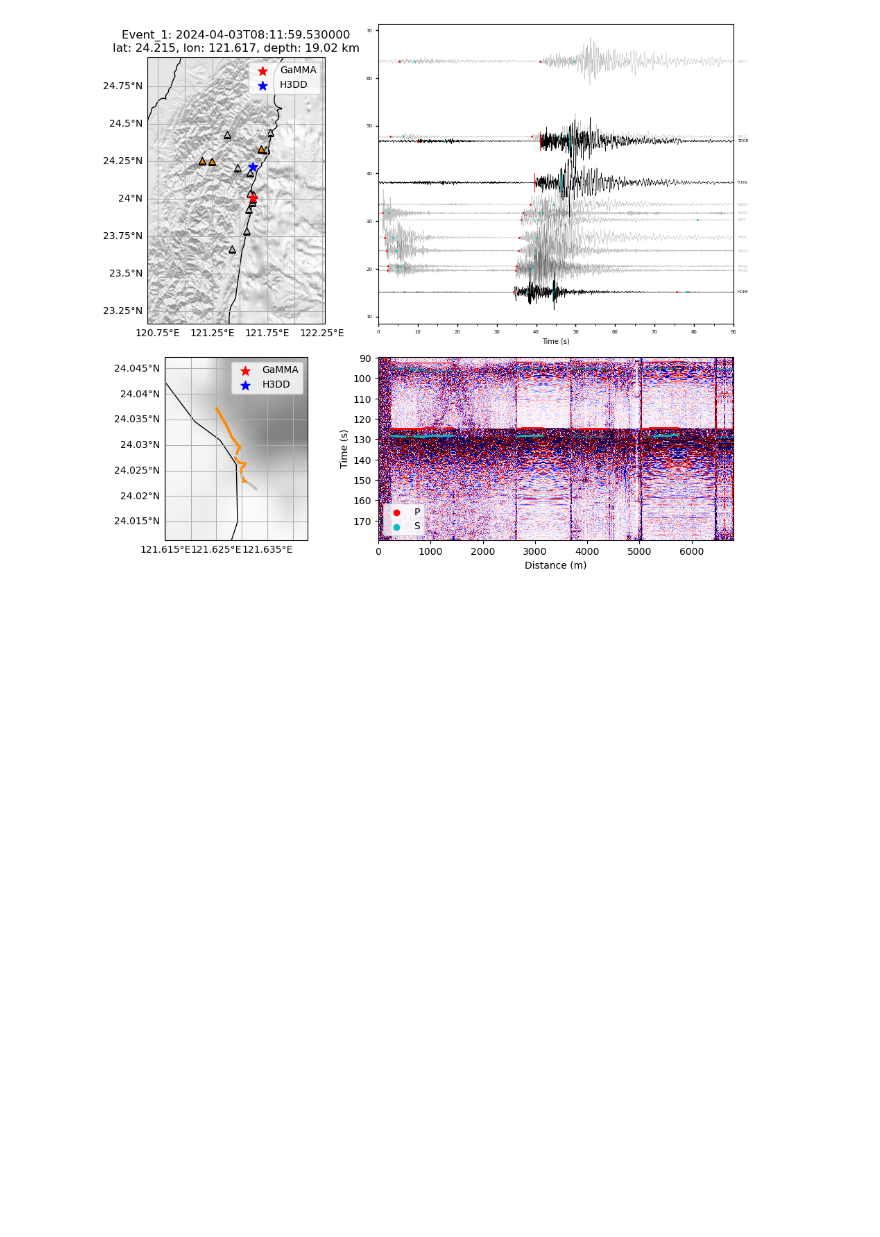
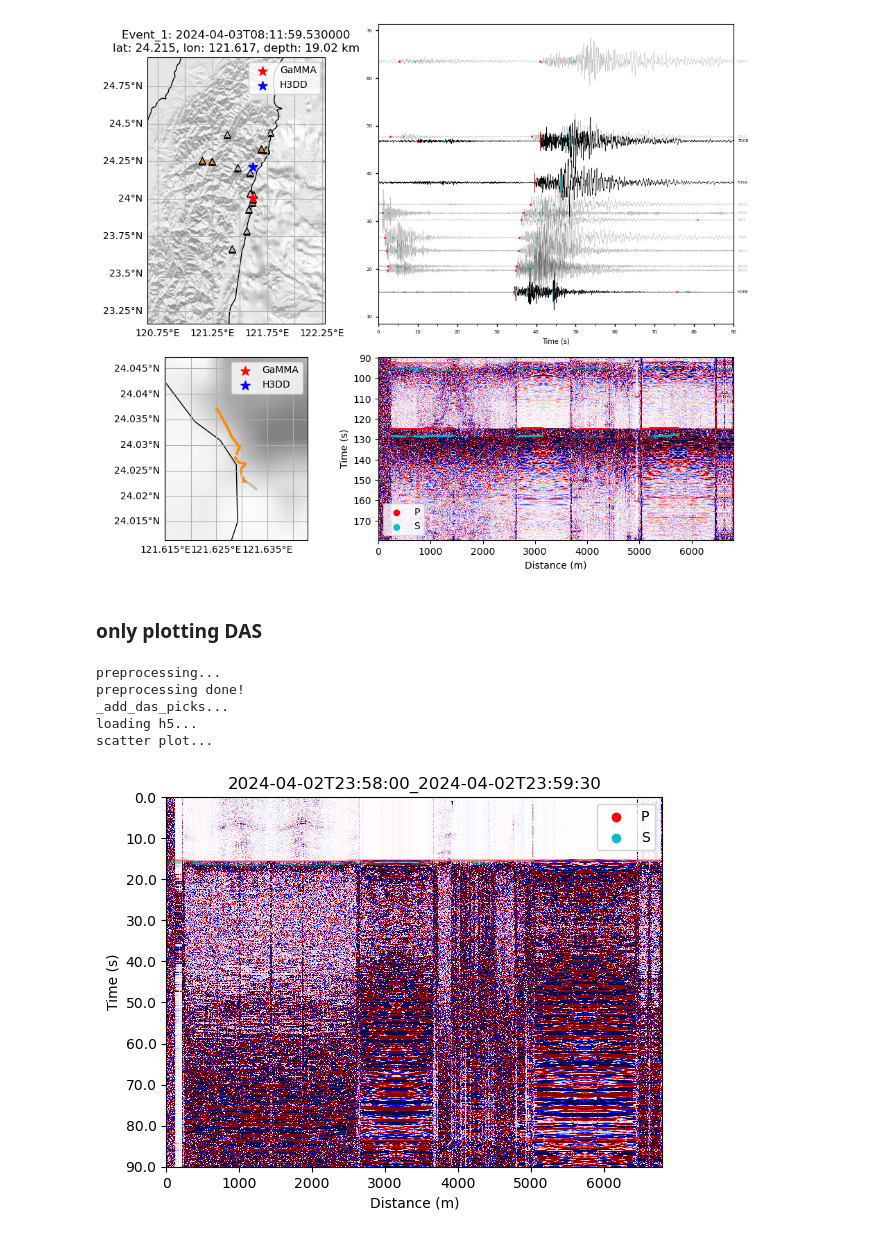
Before and after one commit to Landy-Lee/AutoQuake, a Jupyter notebook: plot_example.ipynb, the cells around one changed output. Drawn from its saved outputs; the diff is of its cells as text; code cells hidden in the pictures; blank space fills up the shorter version.

Commit message:
plotting example.

```diff
--- a/plot_example.ipynb
+++ b/plot_example.ipynb
@@ -307,3 +307,30 @@ Try using .loc[row_indexer,col_indexer] = value instead
 See the caveats in the documentation: https://pandas.pydata.org/pandas-docs/stable/user_guide/indexing.html#returning-a-view-versus-a-copy
   df_seis_aso_picks['y'] = df_seis_aso_picks['station_id'].map(
 [figure]
+# %% [markdown]
+### only plotting DAS
+# %%
+from autoquake.visualization._plot_base import get_phasenet_das
+import matplotlib.pyplot as plt
+import pandas as pd
+from pathlib import Path
+
+starttime = '2024-04-02T23:58:00'
+endtime = '2024-04-02T23:59:30'
+get_phasenet_das(
+    picks=Path('/home/patrick/Work/AutoQuake/DAS_20240401_20240408/picks_phasenet_das/20240401_20240408/picks.csv'),
+    hdf5_parent_dir=Path('/raid4/DAS_data/iDAS_MiDAS/hdf5'),
+    starttime=starttime,
+    endtime=endtime,
+    plot_prob=False,
+    interval=300
+)
+plt.title(f'{starttime}_{endtime}')
+plt.savefig('test.png')
+# %% [output]
+preprocessing...
+preprocessing done!
+_add_das_picks...
+loading h5...
+scatter plot...
+[figure, added]
```
